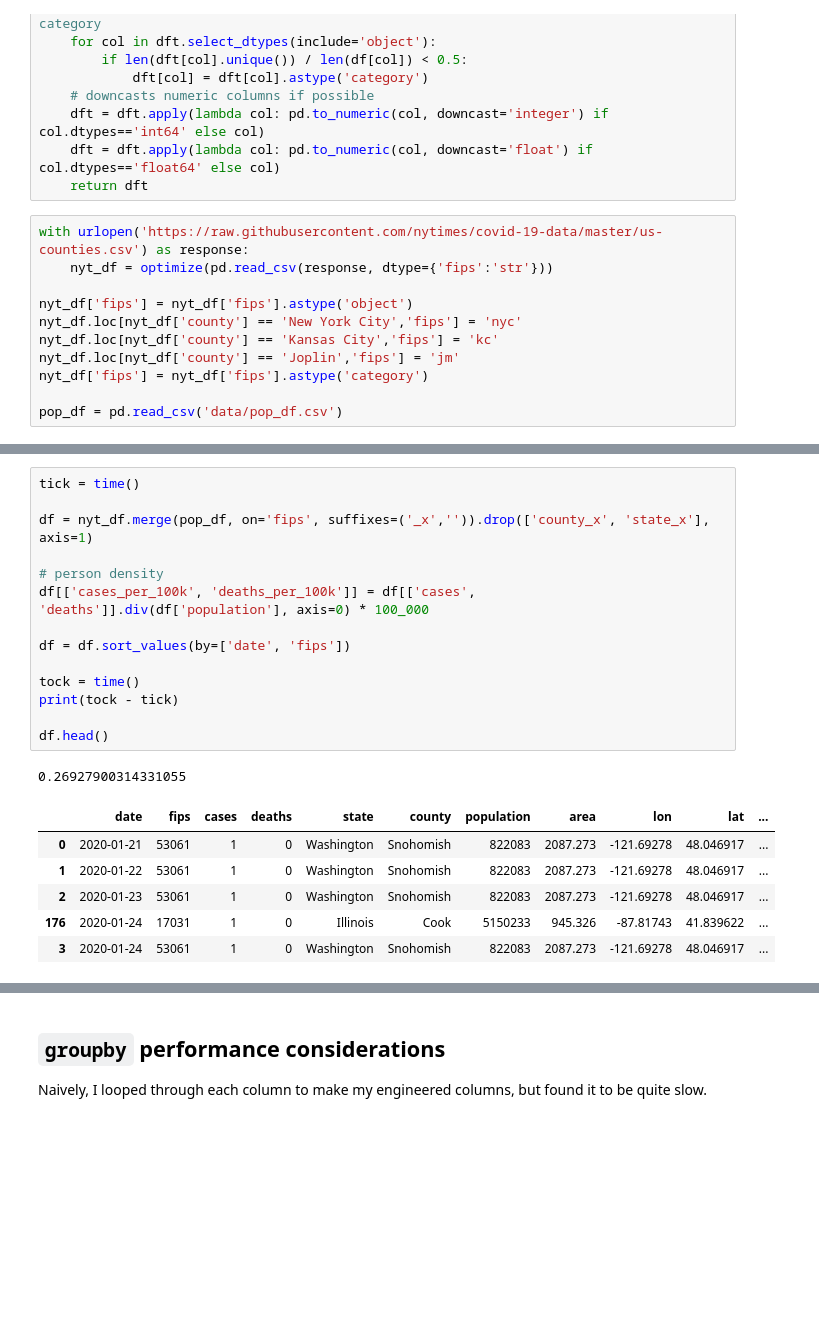
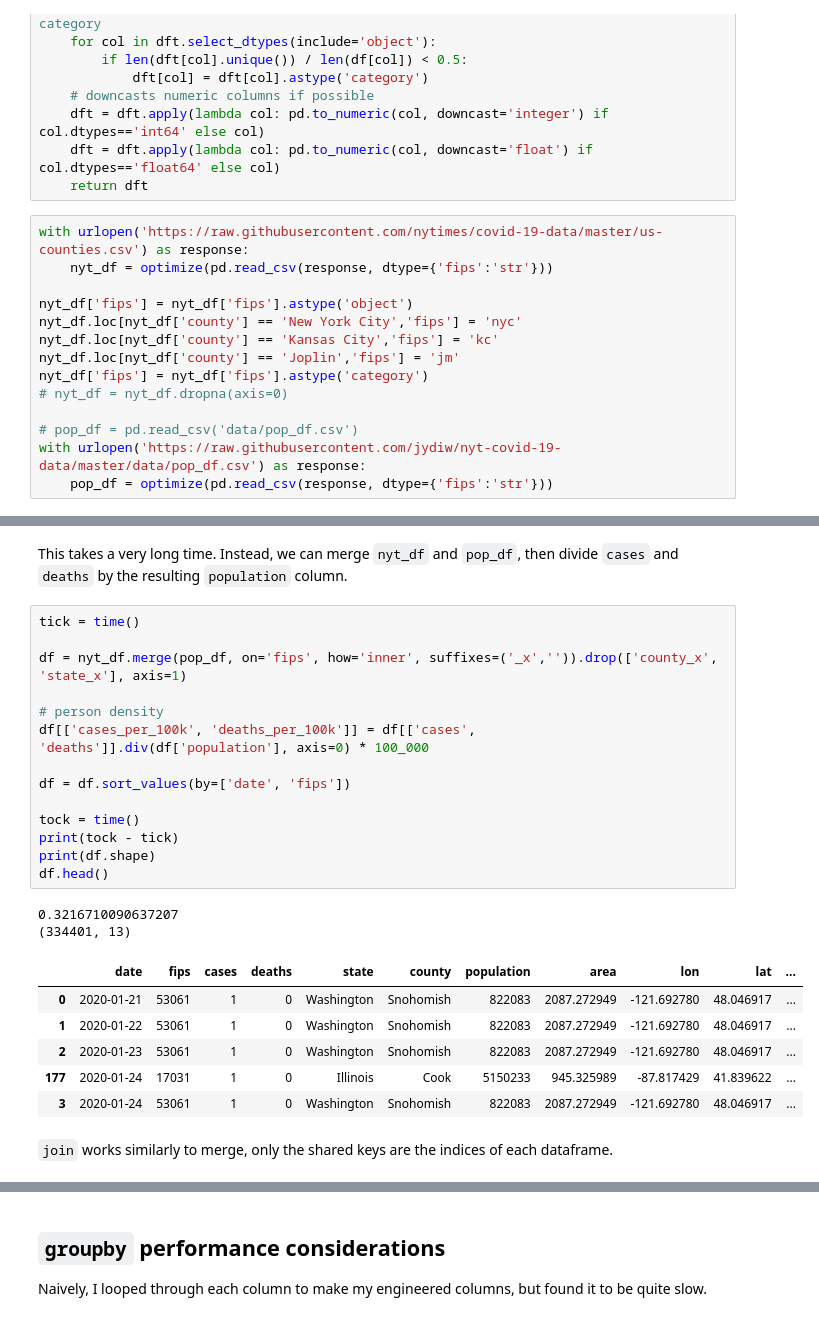
Before and after one commit to jydiw/covid-19-data, a Jupyter notebook: pandas_performance_comparisons.ipynb, the cells around one changed output, grey strips where cells are left out. Drawn from its saved outputs; the diff is of its cells as text; blank space fills up the shorter version.

```diff
--- a/pandas_performance_comparisons.ipynb
+++ b/pandas_performance_comparisons.ipynb
@@ -34,5 +34,8 @@ nyt_df.loc[nyt_df['county'] == 'New York City','fips'] = 'nyc'
 nyt_df.loc[nyt_df['county'] == 'Kansas City','fips'] = 'kc'
 nyt_df.loc[nyt_df['county'] == 'Joplin','fips'] = 'jm'
 nyt_df['fips'] = nyt_df['fips'].astype('category')
+# nyt_df = nyt_df.dropna(axis=0)
 
-pop_df = pd.read_csv('data/pop_df.csv')
+# pop_df = pd.read_csv('data/pop_df.csv')
+with urlopen('https://raw.githubusercontent.com/jydiw/nyt-covid-19-data/master/data/pop_df.csv') as response:
+    pop_df = optimize(pd.read_csv(response, dtype={'fips':'str'}))
@@ -43,25 +76,30 @@ comparisons = []
+# %% [markdown]
+This takes a very long time. Instead, we can merge `nyt_df` and `pop_df`, then divide `cases` and `deaths` by the resulting `population` column.
 # %%
 tick = time()
 
-df = nyt_df.merge(pop_df, on='fips', suffixes=('_x','')).drop(['county_x', 'state_x'], axis=1)
+df = nyt_df.merge(pop_df, on='fips', how='inner', suffixes=('_x','')).drop(['county_x', 'state_x'], axis=1)
 
 # person density
 df[['cases_per_100k', 'deaths_per_100k']] = df[['cases', 'deaths']].div(df['population'], axis=0) * 100_000
 
 df = df.sort_values(by=['date', 'fips'])
 
 tock = time()
 print(tock - tick)
-
+print(df.shape)
 df.head()
 # %% [output]
-0.26927900314331055
+0.3216710090637207
+(334401, 13)
 |  | date | fips | cases | deaths | state | county | population | area | lon | lat | ... |
-| 0 | 2020-01-21 | 53061 | 1 | 0 | Washington | Snohomish | 822083 | 2087.273 | -121.69278 | 48.046917 | ... |
-| 1 | 2020-01-22 | 53061 | 1 | 0 | Washington | Snohomish | 822083 | 2087.273 | -121.69278 | 48.046917 | ... |
-| 2 | 2020-01-23 | 53061 | 1 | 0 | Washington | Snohomish | 822083 | 2087.273 | -121.69278 | 48.046917 | ... |
-| 176 | 2020-01-24 | 17031 | 1 | 0 | Illinois | Cook | 5150233 | 945.326 | -87.81743 | 41.839622 | ... |
-| 3 | 2020-01-24 | 53061 | 1 | 0 | Washington | Snohomish | 822083 | 2087.273 | -121.69278 | 48.046917 | ... |
+| 0 | 2020-01-21 | 53061 | 1 | 0 | Washington | Snohomish | 822083 | 2087.272949 | -121.692780 | 48.046917 | ... |
+| 1 | 2020-01-22 | 53061 | 1 | 0 | Washington | Snohomish | 822083 | 2087.272949 | -121.692780 | 48.046917 | ... |
+| 2 | 2020-01-23 | 53061 | 1 | 0 | Washington | Snohomish | 822083 | 2087.272949 | -121.692780 | 48.046917 | ... |
+| 177 | 2020-01-24 | 17031 | 1 | 0 | Illinois | Cook | 5150233 | 945.325989 | -87.817429 | 41.839622 | ... |
+| 3 | 2020-01-24 | 53061 | 1 | 0 | Washington | Snohomish | 822083 | 2087.272949 | -121.692780 | 48.046917 | ... |
+# %% [markdown]
+`join` works similarly to merge, only the shared keys are the indices of each dataframe.
 # %%
 tick = time()
 
```
Also changed, not shown: parts of 6 cells of this notebook.
